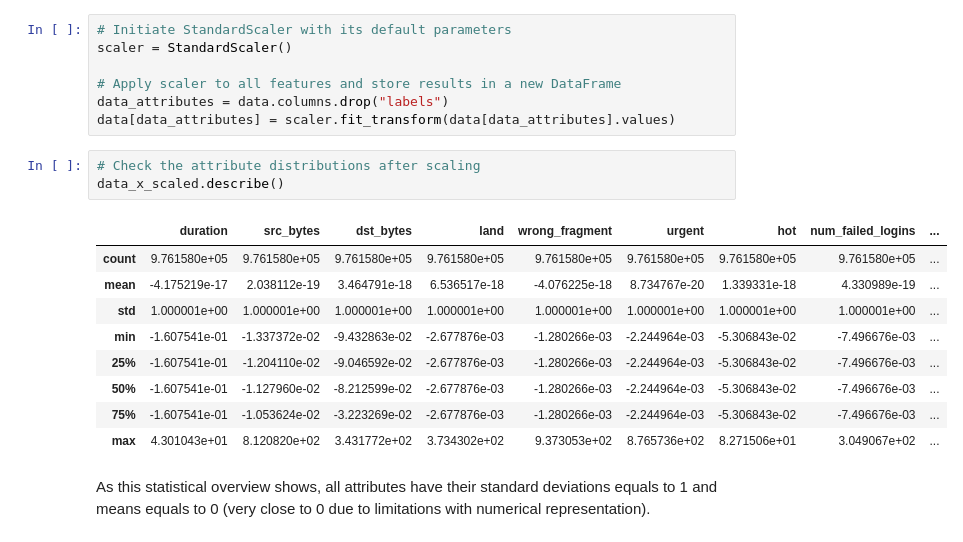
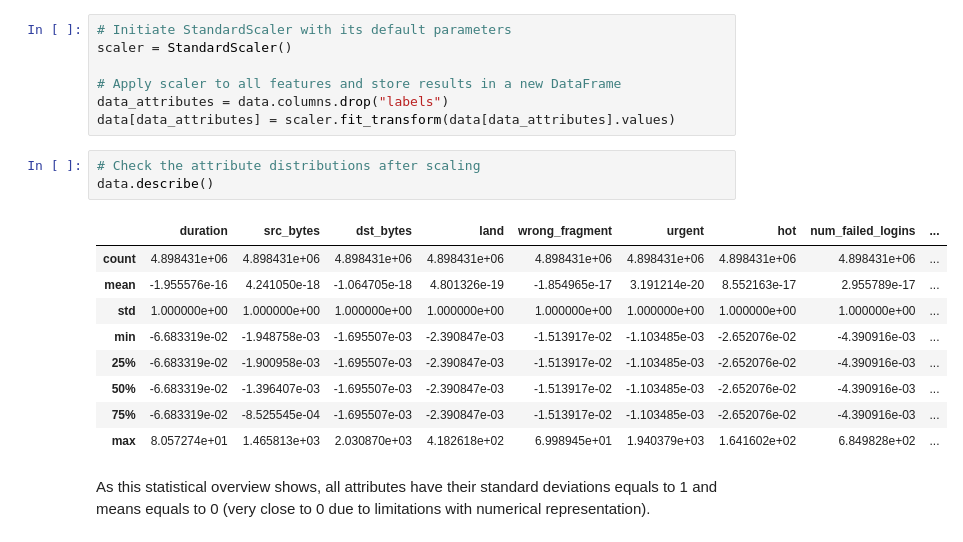
Before and after one commit to sinanw/ml-clustering-intrusion-detection, a Jupyter notebook: notebooks/2-data-preprocessing.ipynb, the cells around one changed output. Cells and saved outputs as stored; diff of their text form.

Commit message:
Working on data analysis

```diff
--- a/notebooks/2-data-preprocessing.ipynb
+++ b/notebooks/2-data-preprocessing.ipynb
@@ -143,17 +143,17 @@ data_attributes = data.columns.drop("labels")
 data[data_attributes] = scaler.fit_transform(data[data_attributes].values)
 # %%
 # Check the attribute distributions after scaling
-data_x_scaled.describe()
+data.describe()
 # %% [output]
 |  | duration | src_bytes | dst_bytes | land | wrong_fragment | urgent | hot | num_failed_logins | ... |
-| count | 9.761580e+05 | 9.761580e+05 | 9.761580e+05 | 9.761580e+05 | 9.761580e+05 | 9.761580e+05 | 9.761580e+05 | 9.761580e+05 | ... |
-| mean | -4.175219e-17 | 2.038112e-19 | 3.464791e-18 | 6.536517e-18 | -4.076225e-18 | 8.734767e-20 | 1.339331e-18 | 4.330989e-19 | ... |
-| std | 1.000001e+00 | 1.000001e+00 | 1.000001e+00 | 1.000001e+00 | 1.000001e+00 | 1.000001e+00 | 1.000001e+00 | 1.000001e+00 | ... |
-| min | -1.607541e-01 | -1.337372e-02 | -9.432863e-02 | -2.677876e-03 | -1.280266e-03 | -2.244964e-03 | -5.306843e-02 | -7.496676e-03 | ... |
-| 25% | -1.607541e-01 | -1.204110e-02 | -9.046592e-02 | -2.677876e-03 | -1.280266e-03 | -2.244964e-03 | -5.306843e-02 | -7.496676e-03 | ... |
-| 50% | -1.607541e-01 | -1.127960e-02 | -8.212599e-02 | -2.677876e-03 | -1.280266e-03 | -2.244964e-03 | -5.306843e-02 | -7.496676e-03 | ... |
-| 75% | -1.607541e-01 | -1.053624e-02 | -3.223269e-02 | -2.677876e-03 | -1.280266e-03 | -2.244964e-03 | -5.306843e-02 | -7.496676e-03 | ... |
-| max | 4.301043e+01 | 8.120820e+02 | 3.431772e+02 | 3.734302e+02 | 9.373053e+02 | 8.765736e+02 | 8.271506e+01 | 3.049067e+02 | ... |
+| count | 4.898431e+06 | 4.898431e+06 | 4.898431e+06 | 4.898431e+06 | 4.898431e+06 | 4.898431e+06 | 4.898431e+06 | 4.898431e+06 | ... |
+| mean | -1.955576e-16 | 4.241050e-18 | -1.064705e-18 | 4.801326e-19 | -1.854965e-17 | 3.191214e-20 | 8.552163e-17 | 2.955789e-17 | ... |
+| std | 1.000000e+00 | 1.000000e+00 | 1.000000e+00 | 1.000000e+00 | 1.000000e+00 | 1.000000e+00 | 1.000000e+00 | 1.000000e+00 | ... |
+| min | -6.683319e-02 | -1.948758e-03 | -1.695507e-03 | -2.390847e-03 | -1.513917e-02 | -1.103485e-03 | -2.652076e-02 | -4.390916e-03 | ... |
+| 25% | -6.683319e-02 | -1.900958e-03 | -1.695507e-03 | -2.390847e-03 | -1.513917e-02 | -1.103485e-03 | -2.652076e-02 | -4.390916e-03 | ... |
+| 50% | -6.683319e-02 | -1.396407e-03 | -1.695507e-03 | -2.390847e-03 | -1.513917e-02 | -1.103485e-03 | -2.652076e-02 | -4.390916e-03 | ... |
+| 75% | -6.683319e-02 | -8.525545e-04 | -1.695507e-03 | -2.390847e-03 | -1.513917e-02 | -1.103485e-03 | -2.652076e-02 | -4.390916e-03 | ... |
+| max | 8.057274e+01 | 1.465813e+03 | 2.030870e+03 | 4.182618e+02 | 6.998945e+01 | 1.940379e+03 | 1.641602e+02 | 6.849828e+02 | ... |
 # %% [markdown]
 As this statistical overview shows, all attributes have their standard deviations equals to 1 and means equals to 0 (very close to 0 due to limitations with numerical representation).
 # %% [markdown]
```
Also changed, not shown: parts of 6 cells of this notebook, 2 other files.
